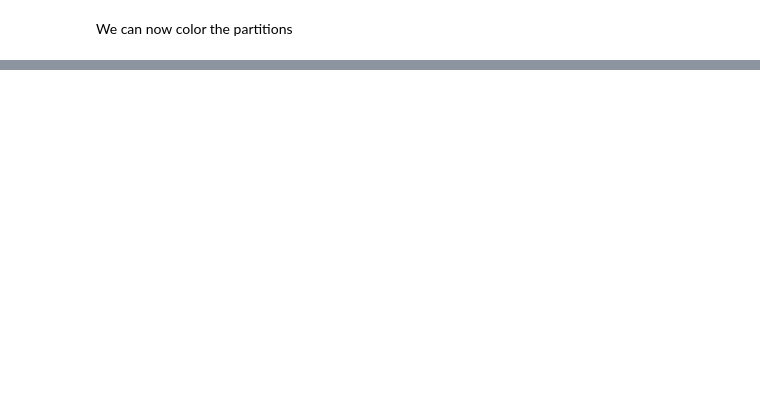
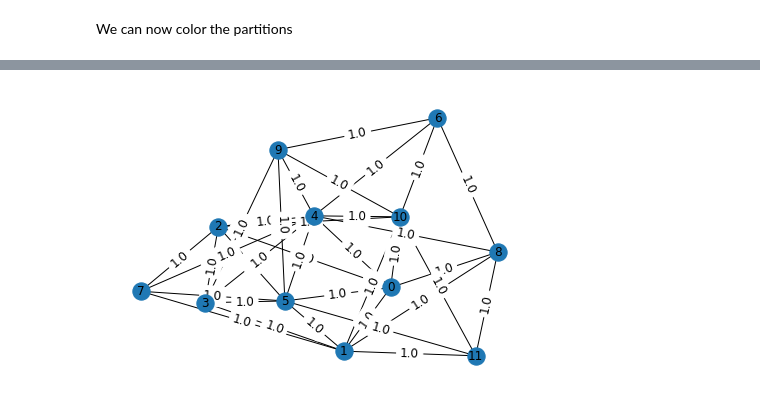
Before and after one commit to firatserifgezgin/firatserifgezgin, a Jupyter notebook: IsingMachine-practice.ipynb, the cells around one changed output, grey strips where cells are left out. Cells and saved outputs as stored; diff of their text form; code cells hidden in the pictures; blank space fills up the shorter version.

```diff
--- a/IsingMachine-practice.ipynb
+++ b/IsingMachine-practice.ipynb
@@ -281,0 +356,26 @@ plt.show()
+# %%
+import networkx as nx
+
+# Create a graph
+G = nx.Graph()
+
+# distances
+D = J
+labels = {}
+for n in range(len(D)):
+    G.add_node(n)
+    for m in range(len(D)-(n+1)):
+        if D[n][n+m+1] > 1e-3:
+            G.add_edge(n,n+m+1)
+            labels[ (n,n+m+1) ] = str(np.fix(100*D[n][n+m+1])/100)
+
+pos=nx.spring_layout(G)
+
+#fig = plt.figure(1, figsize=(600, 600))
+nx.draw(G, pos,with_labels = 'True')
+nx.draw_networkx_edge_labels(G,pos,edge_labels=labels,font_size=12)
+
+import pylab as plt
+plt.show()
+# %% [output]
+[figure, added]
```
Also changed, not shown: parts of 26 cells of this notebook.
